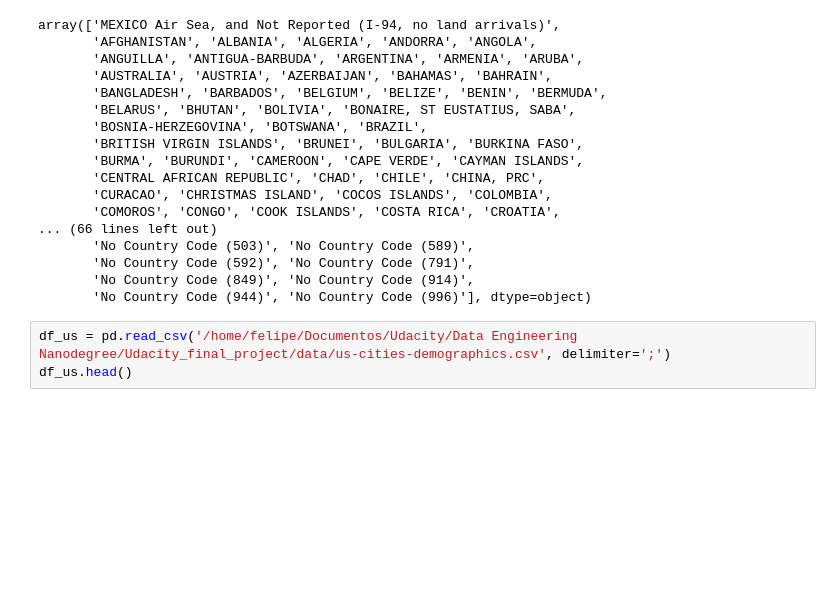
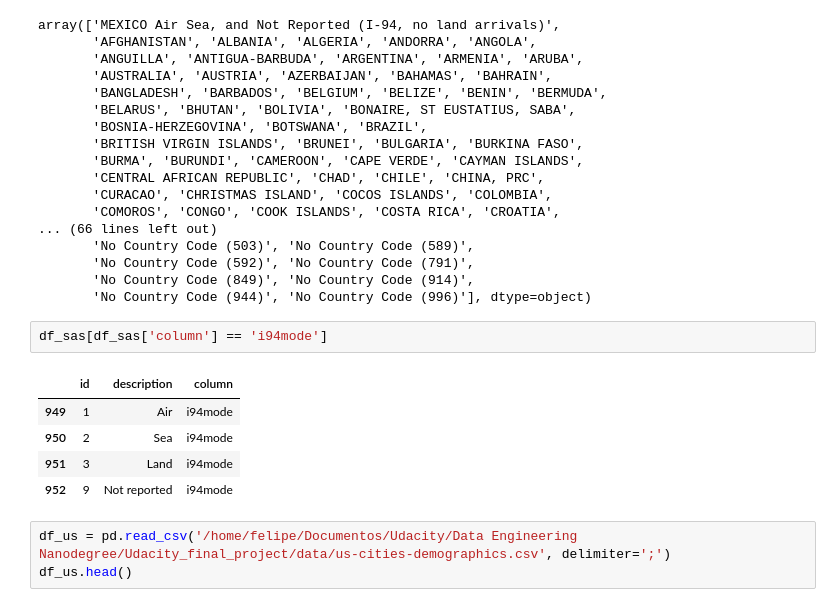
Before and after one commit to Nogfel/Data-Engineering-Nanodegree, a Jupyter notebook: Udacity_final_project/data_exploration.ipynb, the cells around one changed output. Drawn from its saved outputs; the diff is of its cells as text; blank space fills up the shorter version.

```diff
--- a/Udacity_final_project/data_exploration.ipynb
+++ b/Udacity_final_project/data_exploration.ipynb
@@ -351,6 +500,14 @@ array(['MEXICO Air Sea, and Not Reported (I-94, no land arrivals)',
        'No Country Code (592)', 'No Country Code (791)',
        'No Country Code (849)', 'No Country Code (914)',
        'No Country Code (944)', 'No Country Code (996)'], dtype=object)
+# %%
+df_sas[df_sas['column'] == 'i94mode']
+# %% [output]
+|  | id | description | column |
+| 949 | 1 | Air | i94mode |
+| 950 | 2 | Sea | i94mode |
+| 951 | 3 | Land | i94mode |
+| 952 | 9 | Not reported | i94mode |
 # %%
 df_us = pd.read_csv('/home/felipe/Documentos/Udacity/Data Engineering Nanodegree/Udacity_final_project/data/us-cities-demographics.csv', delimiter=';')
 df_us.head()
```
Also changed, not shown: parts of 17 cells of this notebook.
